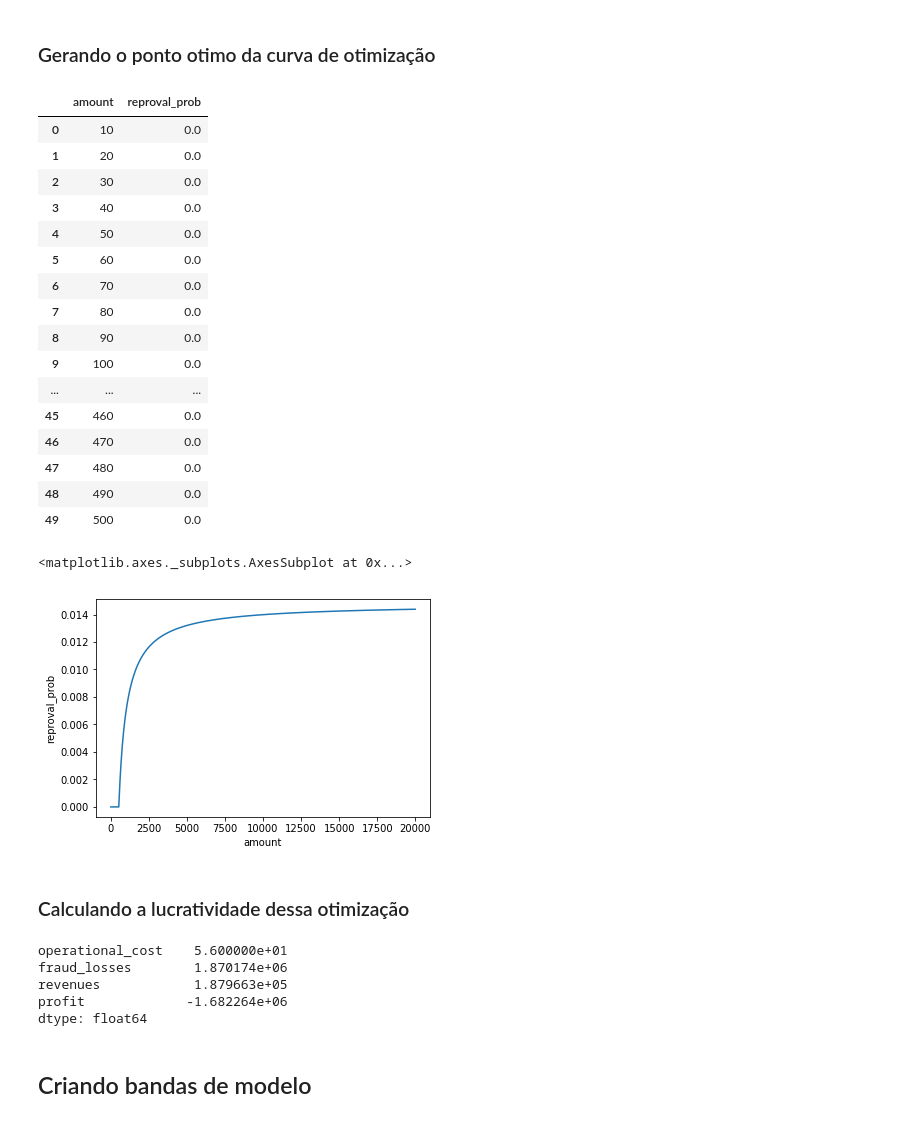
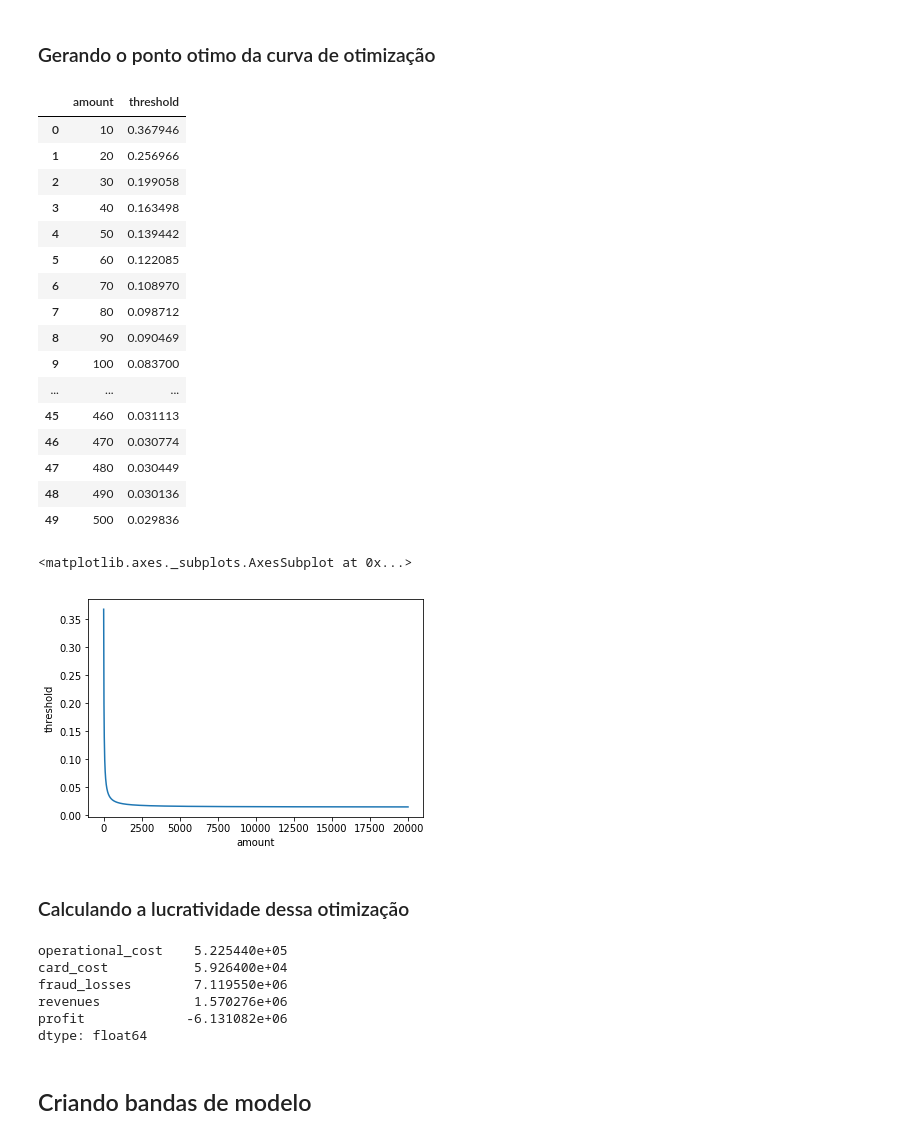
Before and after one commit to nubank/diversidados-curso-ds, a Jupyter notebook: intermediario/Aula 5/decison-making-examples.ipynb, the cells around one changed output. Saved outputs shown, nothing was run; the diff lists cells and outputs as text; code cells hidden in the pictures.

```diff
--- a/intermediario/Aula 5/decison-making-examples.ipynb
+++ b/intermediario/Aula 5/decison-making-examples.ipynb
@@ -85,5 +59,6 @@ df.shape
 # %%
 review_fraud_cost = 8.0
+new_card_cost = 4.0
 interchange_revenue = 0.015
 target_col = "is_fraud"
 prediction_col = "score"
@@ -271,53 +262,62 @@ plt.hist(transformed_df["calibrated_prediction"])
 # %% [markdown]
 ### Gerando o ponto otimo da curva de otimização
 # %%
-
+# blocked = -review_fraud_cost
+# not blocked = (1 - p) * amount * interchange - (p * new_card_cost + p * amount + p * review_fraud_cost)
+# blocked = not_blocked (break_even probability)
+# -p * (new_card_cost + amount * (1 + interchange) + review_fraud_cost) = -review_fraud_cost - amount * interchange
+# p = (review_fraud_cost + amount * interchange) / (new_card_cost + amount + review_fraud_cost + amount * interchange)
 transaction_amounts = np.arange(10, 20000, 10)
 break_even_p = []
 for amount in transaction_amounts:
-    break_even_p.append(max((0, amount * interchange_revenue - review_fraud_cost)/ (amount * (1 + interchange_revenue))))
+    break_even_p.append((amount * interchange_revenue + review_fraud_cost)/
+                        (new_card_cost + amount * (1 + interchange_revenue) + review_fraud_cost))
 
 
 breakeven_df = pd.DataFrame(
     {amount_col: transaction_amounts,
-    "reproval_prob": break_even_p}
+    "threshold": break_even_p}
 )
 
 breakeven_df.head(50)
 # %% [output]
-|  | amount | reproval_prob |
-| 0 | 10 | 0.0 |
-| 1 | 20 | 0.0 |
-| 2 | 30 | 0.0 |
-| 3 | 40 | 0.0 |
-| 4 | 50 | 0.0 |
-| 5 | 60 | 0.0 |
-| 6 | 70 | 0.0 |
-| 7 | 80 | 0.0 |
-| 8 | 90 | 0.0 |
-| 9 | 100 | 0.0 |
+|  | amount | threshold |
+| 0 | 10 | 0.367946 |
+| 1 | 20 | 0.256966 |
+| 2 | 30 | 0.199058 |
+| 3 | 40 | 0.163498 |
+| 4 | 50 | 0.139442 |
+| 5 | 60 | 0.122085 |
+| 6 | 70 | 0.108970 |
+| 7 | 80 | 0.098712 |
+| 8 | 90 | 0.090469 |
+| 9 | 100 | 0.083700 |
 | ... | ... | ... |
-| 45 | 460 | 0.0 |
-| 46 | 470 | 0.0 |
-| 47 | 480 | 0.0 |
-| 48 | 490 | 0.0 |
-| 49 | 500 | 0.0 |
+| 45 | 460 | 0.031113 |
+| 46 | 470 | 0.030774 |
+| 47 | 480 | 0.030449 |
+| 48 | 490 | 0.030136 |
+| 49 | 500 | 0.029836 |
 # %%
-sns.lineplot(breakeven_df[amount_col], breakeven_df.reproval_prob)
+sns.lineplot(breakeven_df[amount_col], breakeven_df.threshold)
 # %% [output]
 <matplotlib.axes._subplots.AxesSubplot at 0x...>
-[figure, old version]
+[figure, new version]
 # %% [markdown]
 ### Calculando a lucratividade dessa otimização
 # %%
-otimization_df = (transformed_df.merge(breakeven_df, on=amount_col, how="left")
-                    .assign(blocked=lambda df: df.calibrated_prediction <= df.reproval_prob))
-profit_from_decision(otimization_df)
+otimization_df = (transformed_df
+      .assign(amount=lambda df: np.floor(df[amount_col] / 10) * 10)
+      .merge(breakeven_df, on=amount_col, how="left")
+      .assign(blocked=lambda df: df.calibrated_prediction > df.threshold))
+optimized_decision = profit_from_decision(otimization_df)
+optimized_decision
 # %% [output]
-operational_cost    5.600000e+01
-fraud_losses        1.870174e+06
-revenues            1.879663e+05
-profit             -1.682264e+06
+operational_cost    5.225440e+05
+card_cost           5.926400e+04
+fraud_losses        7.119550e+06
+revenues            1.570276e+06
+profit             -6.131082e+06
 dtype: float64
 # %% [markdown]
 ## Criando bandas de modelo
```
Also changed, not shown: parts of 37 cells of this notebook.
